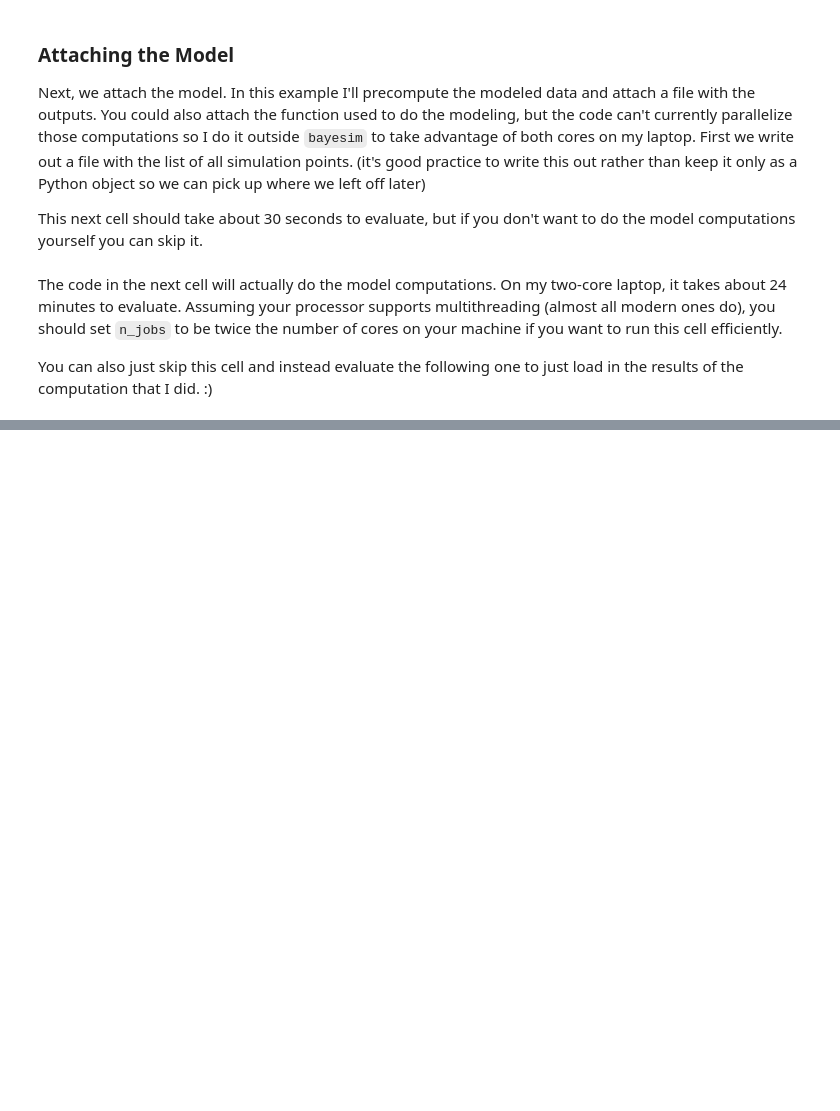
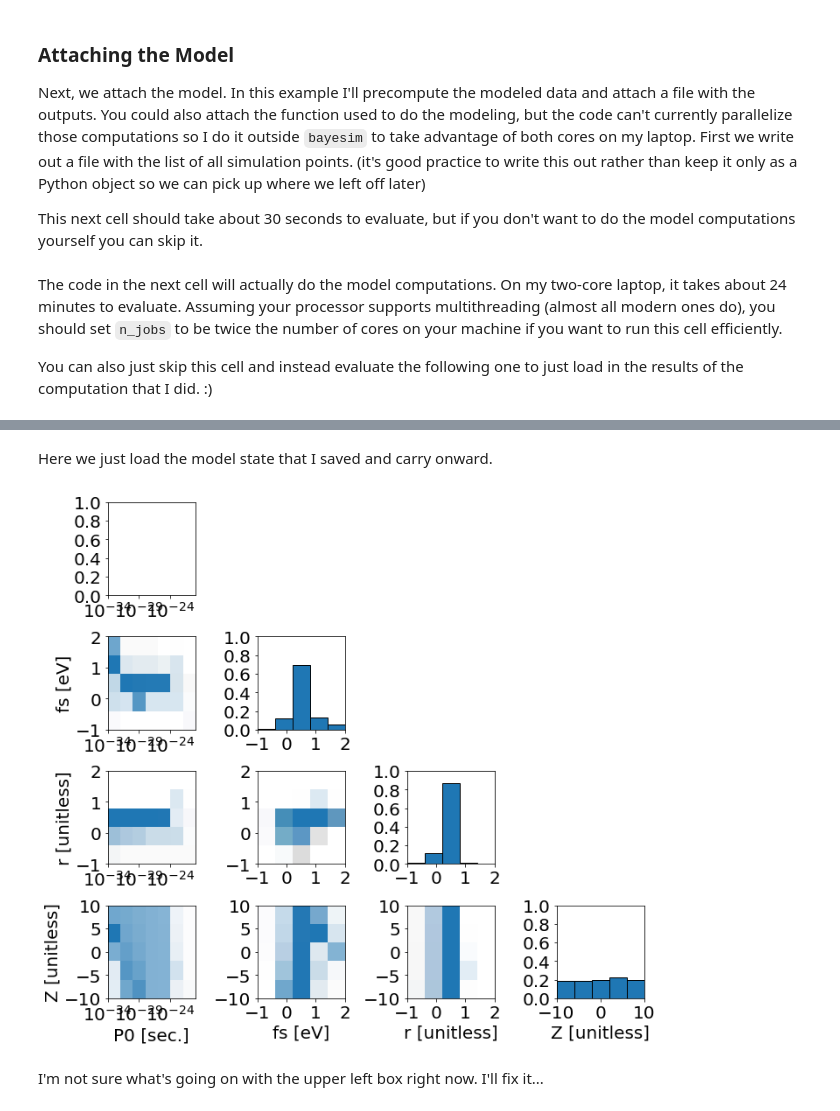
Before and after one commit to PV-Lab/bayesim, a Jupyter notebook: examples/TE/TE.ipynb, the cells around one changed output, grey strips where cells are left out. Cells and saved outputs as stored; diff of their text form; code cells hidden in the pictures; blank space fills up the shorter version.

```diff
--- a/examples/TE/TE.ipynb
+++ b/examples/TE/TE.ipynb
@@ -103,0 +133,10 @@ m.attach_model(mode='file',fpath='sim_outputs.h5')
+# %% [markdown]
+Here we just load the model state that I saved and carry onward.
+# %%
+m = bym.model(load_state=True, state_file='bayesim_states/state_1.h5')
+%matplotlib inline
+m.probs.visualize()
+# %% [output]
+[figure, added]
+# %% [markdown]
+I'm not sure what's going on with the upper left box right now. I'll fix it...
```
Also changed, not shown: parts of 12 cells of this notebook, 3 other files.
